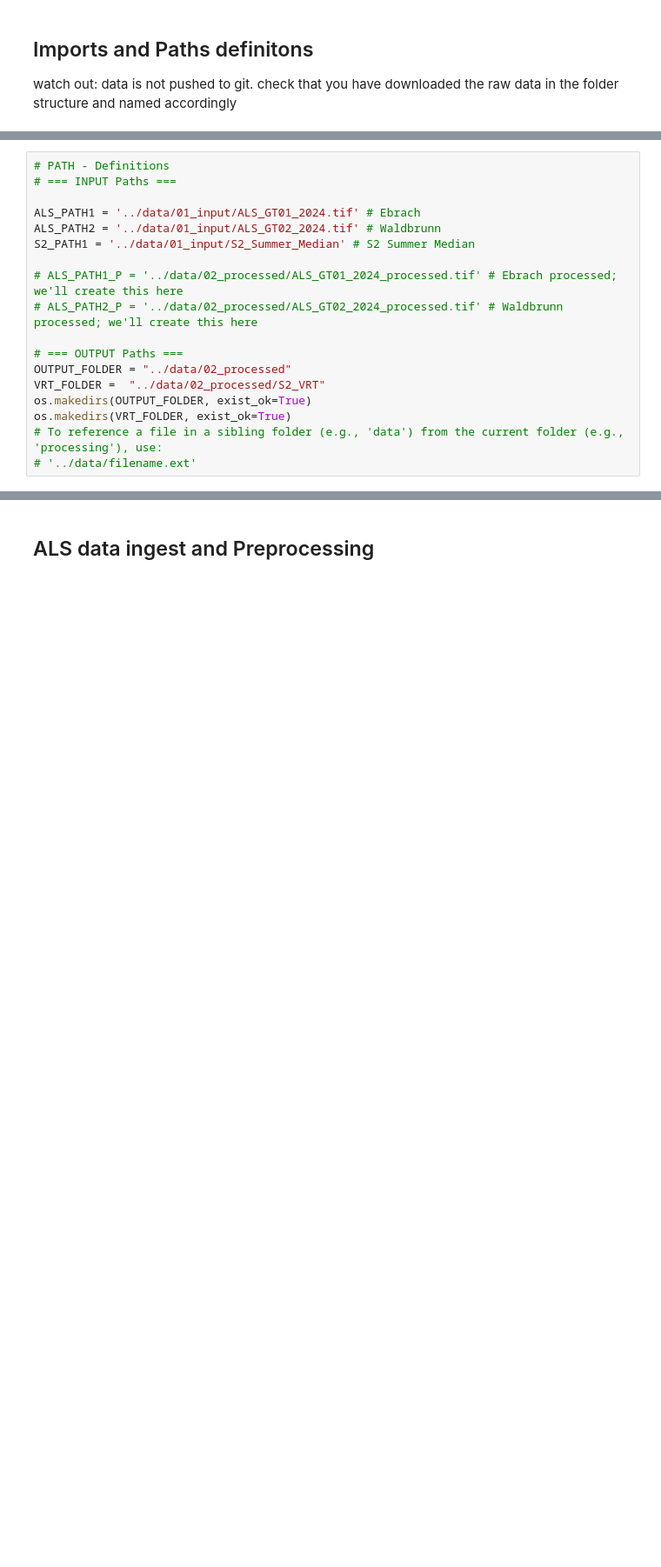
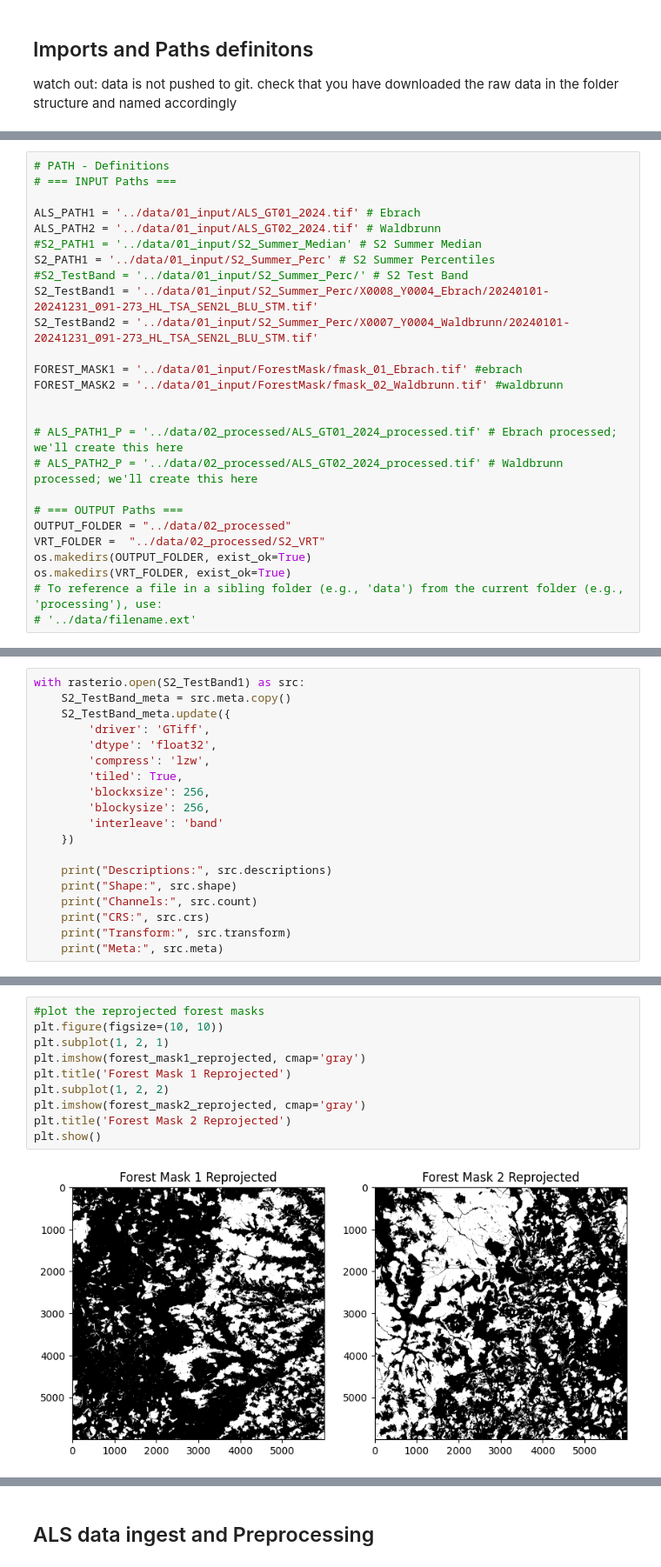
Before and after one commit to fizz-x/TreeHeads, a Jupyter notebook: processing/01_init.ipynb, the cells around one changed output, grey strips where cells are left out. Shown: that part at 87% size. Cells and saved outputs as stored; diff of their text form; blank space fills up the shorter version.

Commit message:
forest mask reprojection

```diff
--- a/processing/01_init.ipynb
+++ b/processing/01_init.ipynb
@@ -37,7 +40,15 @@ importlib.reload(bsc)
 
 ALS_PATH1 = '../data/01_input/ALS_GT01_2024.tif' # Ebrach
 ALS_PATH2 = '../data/01_input/ALS_GT02_2024.tif' # Waldbrunn
-S2_PATH1 = '../data/01_input/S2_Summer_Median' # S2 Summer Median
+#S2_PATH1 = '../data/01_input/S2_Summer_Median' # S2 Summer Median
+S2_PATH1 = '../data/01_input/S2_Summer_Perc' # S2 Summer Percentiles
+#S2_TestBand = '../data/01_input/S2_Summer_Perc/' # S2 Test Band
+S2_TestBand1 = '../data/01_input/S2_Summer_Perc/X0008_Y0004_Ebrach/20240101-20241231_091-273_HL_TSA_SEN2L_BLU_STM.tif'
+S2_TestBand2 = '../data/01_input/S2_Summer_Perc/X0007_Y0004_Waldbrunn/20240101-20241231_091-273_HL_TSA_SEN2L_BLU_STM.tif'
+
+FOREST_MASK1 = '../data/01_input/ForestMask/fmask_01_Ebrach.tif' #ebrach
+FOREST_MASK2 = '../data/01_input/ForestMask/fmask_02_Waldbrunn.tif' #waldbrunn
+
 
 # ALS_PATH1_P = '../data/02_processed/ALS_GT01_2024_processed.tif' # Ebrach processed; we'll create this here
 # ALS_PATH2_P = '../data/02_processed/ALS_GT02_2024_processed.tif' # Waldbrunn processed; we'll create this here
@@ -51,0 +65,19 @@ os.makedirs(VRT_FOLDER, exist_ok=True)
+# %%
+with rasterio.open(S2_TestBand1) as src:
+    S2_TestBand_meta = src.meta.copy()
+    S2_TestBand_meta.update({
+        'driver': 'GTiff',
+        'dtype': 'float32',
+        'compress': 'lzw',
+        'tiled': True,
+        'blockxsize': 256,
+        'blockysize': 256,
+        'interleave': 'band'
+    })
+
+    print("Descriptions:", src.descriptions)
+    print("Shape:", src.shape)
+    print("Channels:", src.count)
+    print("CRS:", src.crs)
+    print("Transform:", src.transform)
+    print("Meta:", src.meta)
@@ -51,0 +142,12 @@ os.makedirs(VRT_FOLDER, exist_ok=True)
+# %%
+#plot the reprojected forest masks
+plt.figure(figsize=(10, 10))
+plt.subplot(1, 2, 1)
+plt.imshow(forest_mask1_reprojected, cmap='gray')
+plt.title('Forest Mask 1 Reprojected')
+plt.subplot(1, 2, 2)
+plt.imshow(forest_mask2_reprojected, cmap='gray')
+plt.title('Forest Mask 2 Reprojected')
+plt.show()
+# %% [output]
+[figure, added]
```
Also changed, not shown: parts of 19 cells of this notebook.
